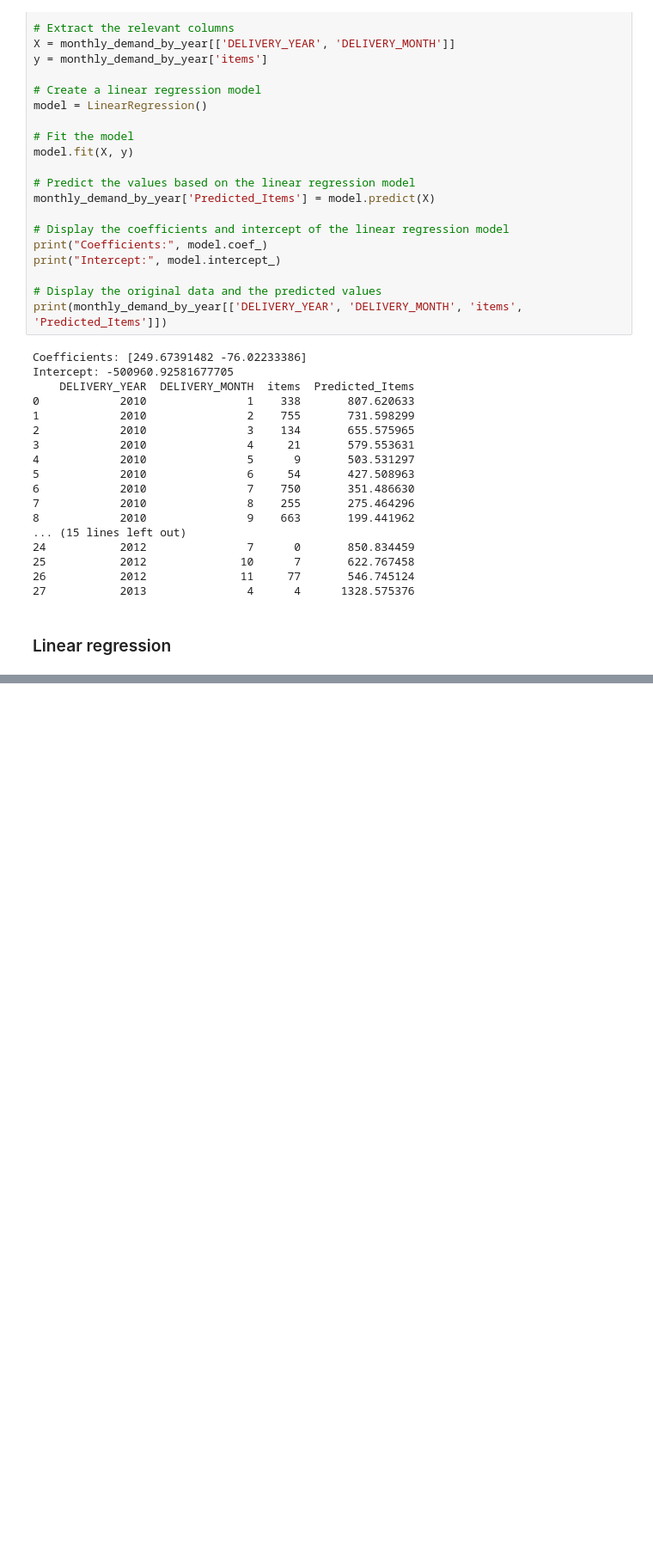
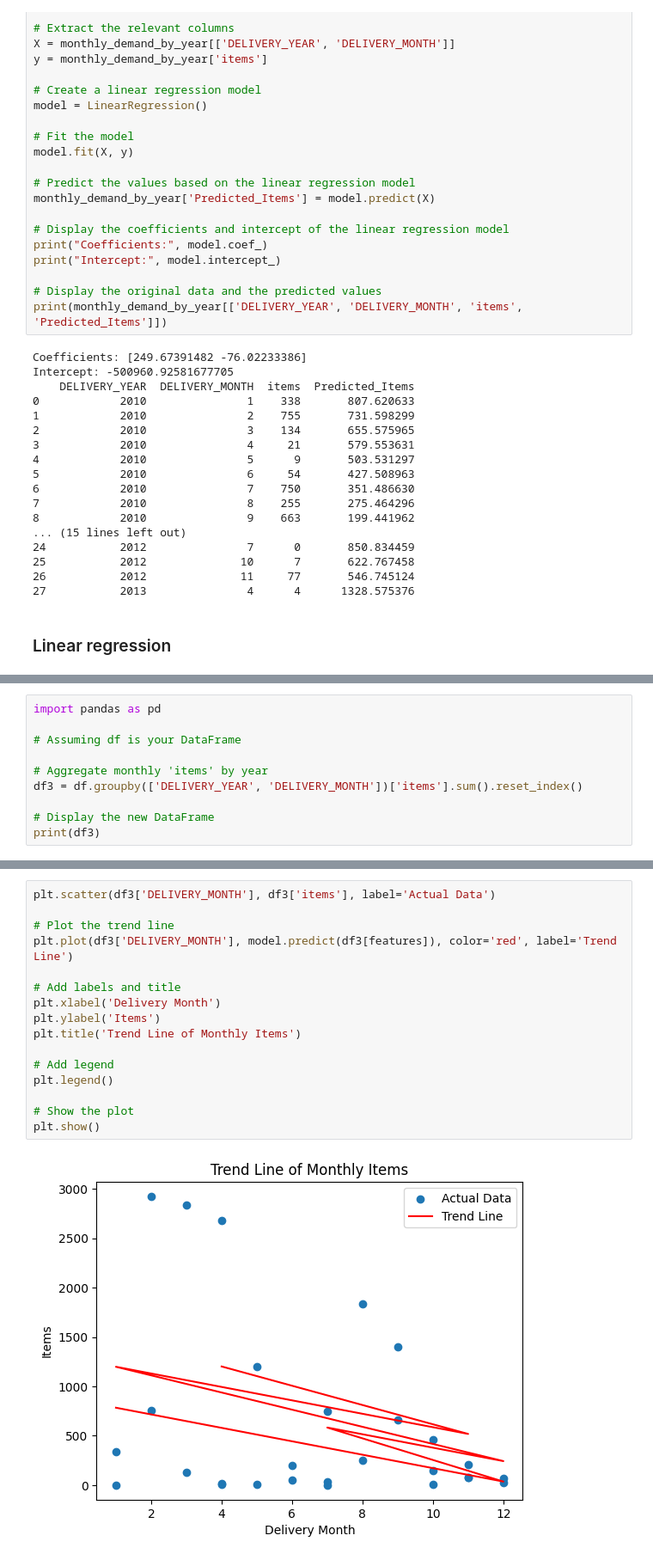
Before and after one commit to LLF00/datascience1, a Jupyter notebook: 5140 modelling/mockHackathon.ipynb, the cells around one changed output, grey strips where cells are left out. Shown at 86% size. Saved outputs shown, nothing was run; the diff lists cells and outputs as text; blank space fills up the shorter version.

```diff
--- a/5140 modelling/mockHackathon.ipynb
+++ b/5140 modelling/mockHackathon.ipynb
@@ -570,0 +659,10 @@ df2 = monthly_demand_by_year.copy()
+# %%
+import pandas as pd
+
+# Assuming df is your DataFrame
+
+# Aggregate monthly 'items' by year
+df3 = df.groupby(['DELIVERY_YEAR', 'DELIVERY_MONTH'])['items'].sum().reset_index()
+
+# Display the new DataFrame
+print(df3)
@@ -570,0 +723,18 @@ df2 = monthly_demand_by_year.copy()
+# %%
+plt.scatter(df3['DELIVERY_MONTH'], df3['items'], label='Actual Data')
+
+# Plot the trend line
+plt.plot(df3['DELIVERY_MONTH'], model.predict(df3[features]), color='red', label='Trend Line')
+
+# Add labels and title
+plt.xlabel('Delivery Month')
+plt.ylabel('Items')
+plt.title('Trend Line of Monthly Items')
+
+# Add legend
+plt.legend()
+
+# Show the plot
+plt.show()
+# %% [output]
+[figure, added]
```
Also changed, not shown: parts of 11 cells of this notebook.
